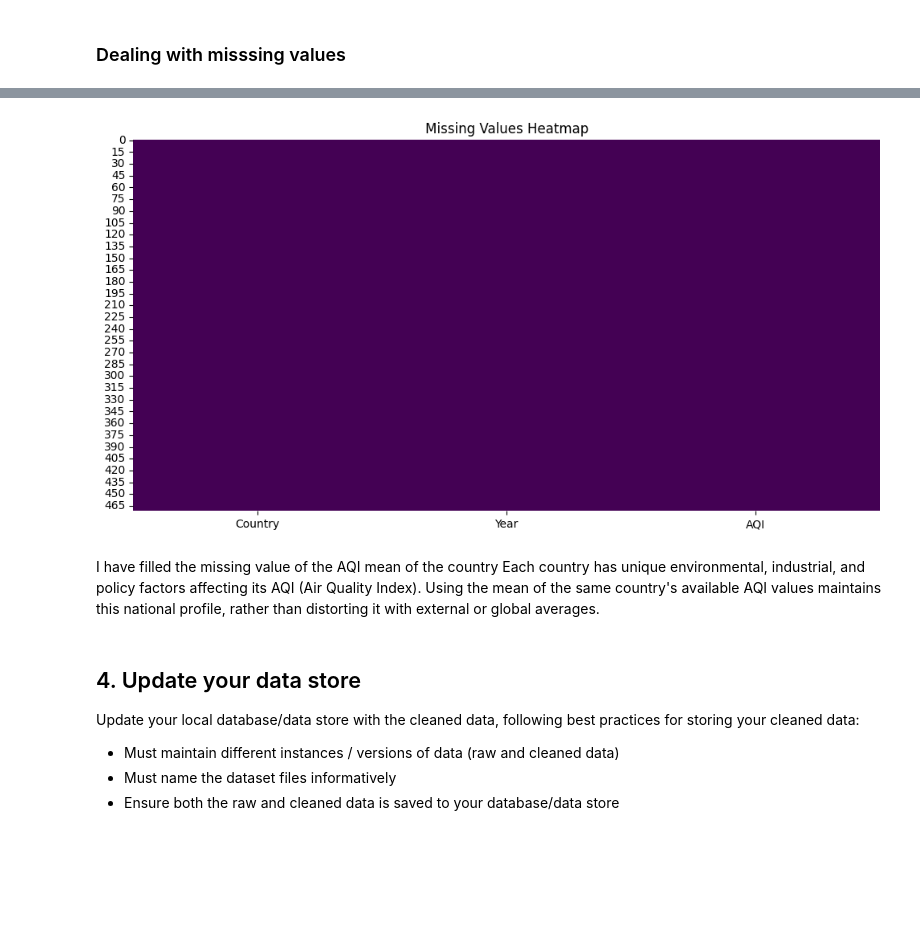
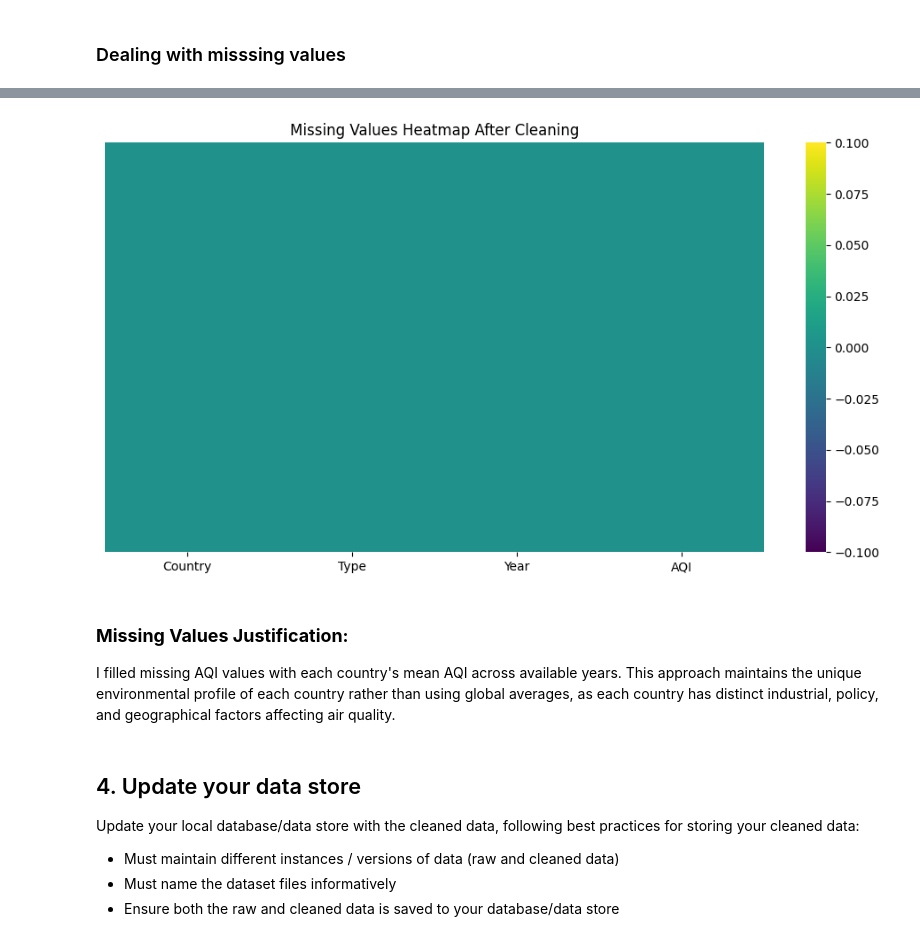
Before and after one commit to iistatiehh/AQI-Satistical-Analysis, a Jupyter notebook: AQISatisticalAnalysis.ipynb, the cells around one changed output, grey strips where cells are left out. Cells and saved outputs as stored; diff of their text form; code cells hidden in the pictures; blank space fills up the shorter version.

```diff
--- a/AQISatisticalAnalysis.ipynb
+++ b/AQISatisticalAnalysis.ipynb
@@ -299,6 +311,6 @@ After the cleaning for each issue, please use **either** the visually or program
 
 At this stage, you are also expected to remove variables that are unnecessary for your analysis and combine your datasets. Depending on your datasets, you may choose to perform variable combination and elimination before or after the cleaning stage. Your dataset must have **at least** 4 variables after combining the data.
 # %%
-data1=data.copy()
-data2=dataa.copy()
+Data1=data.copy()
+Data2=data2.copy()
 # %% [markdown]
@@ -313,0 +320,3 @@ Justification: *FILL IN*
+# %%
+Data1.replace('-', np.nan, inplace=True)
+Data2.replace('-', np.nan, inplace=True)
@@ -531,0 +566,17 @@ print(grouped[grouped['Country'] == 'Algeria'])
+# %%
+analysis_data = combined_data.melt(
+    id_vars=['Location', 'Type'],
+    value_vars=['2018', '2019', '2020', '2021'],
+    var_name='Year',
+    value_name='AQI'
+)
+
+# Convert Year to numeric
+analysis_data['Year'] = pd.to_numeric(analysis_data['Year'])
+
+# Rename Location to Country for consistency (since we're combining cities and countries)
+analysis_data.rename(columns={'Location': 'Country'}, inplace=True)
+
+print("Analysis data shape:", analysis_data.shape)
+print("Sample of analysis data:")
+print(analysis_data.head(10))
@@ -532,9 +597,17 @@ print(grouped[grouped['Country'] == 'Algeria'])
 # %% [markdown]
 ### Dealing with misssing values
 # %%
+print("Missing values before filling:")
+print(analysis_data.isnull().sum())
+
 # Fill NaN values in AQI with the country's mean
-grouped['AQI'] = grouped.groupby('Country')['AQI'].transform(lambda x: x.fillna(x.mean()))
+analysis_data['AQI'] = analysis_data.groupby('Country')['AQI'].transform(lambda x: x.fillna(x.mean()))
 
-# Check result
-print(grouped[grouped['Country'] == 'Algeria'])
+# Check missing values after filling
+print("\nMissing values after filling:")
+print(analysis_data.isnull().sum())
+
+# Show example of filled data
+print("\nSample of data after filling missing values:")
+print(analysis_data.head(10))
 # %% [output]
@@ -546,13 +631,15 @@ print(grouped[grouped['Country'] == 'Algeria'])
 # %%
+# %%
+# Visualize missing values
 plt.figure(figsize=(12, 6))
-sns.heatmap(grouped.isnull(), cbar=False, cmap='viridis')
-plt.title("Missing Values Heatmap")
+sns.heatmap(analysis_data.isnull(), cbar=True, cmap='viridis', yticklabels=False)
+plt.title("Missing Values Heatmap After Cleaning")
 plt.show()
 # %% [output]
-[figure, old version]
+[figure, new version]
-# %% [markdown]
-I have filled the missing value of the AQI mean of the country
-Each country has unique environmental, industrial, and policy factors affecting its AQI (Air Quality Index). Using the mean of the same country's available AQI values maintains this national profile, rather than distorting it with external or global averages.
+# %% [markdown]
+### **Missing Values Justification:**
+I filled missing AQI values with each country's mean AQI across available years. This approach maintains the unique environmental profile of each country rather than using global averages, as each country has distinct industrial, policy, and geographical factors affecting air quality.
 # %% [markdown]
 ## 4. Update your data store
 Update your local database/data store with the cleaned data, following best practices for storing your cleaned data:
```
Also changed, not shown: parts of 86 cells of this notebook, 2 other files.
